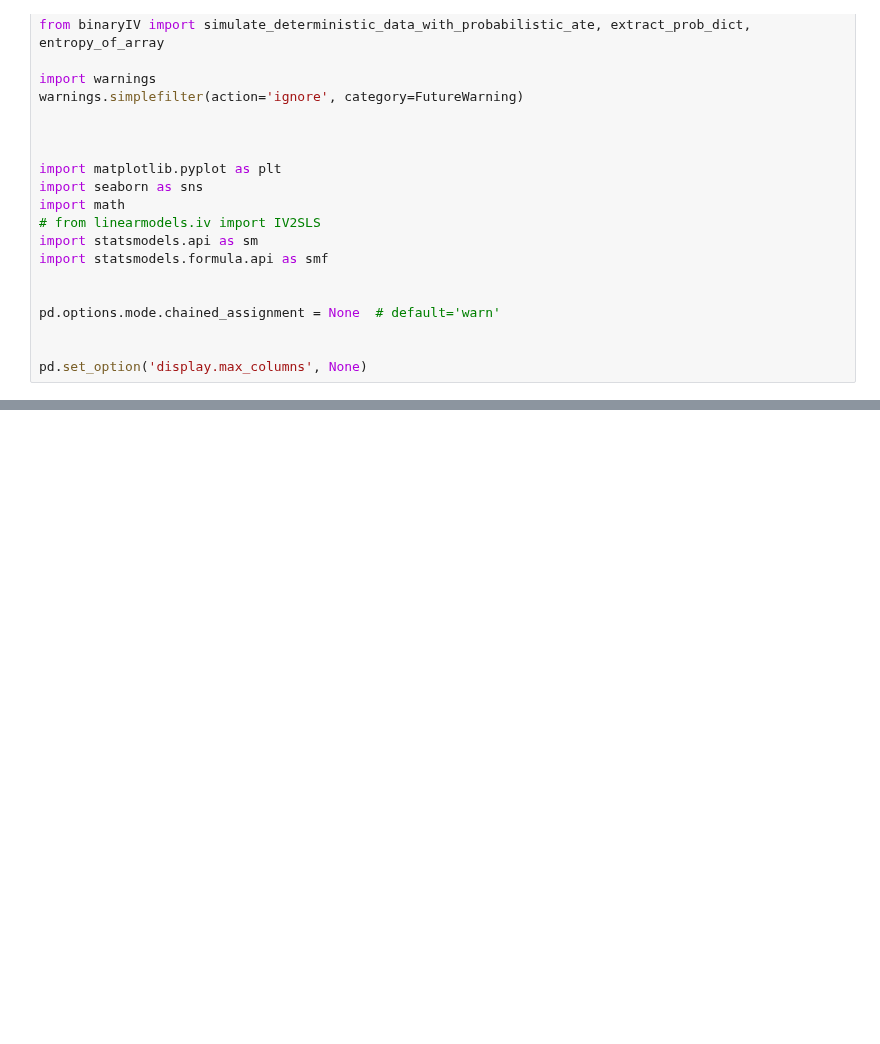
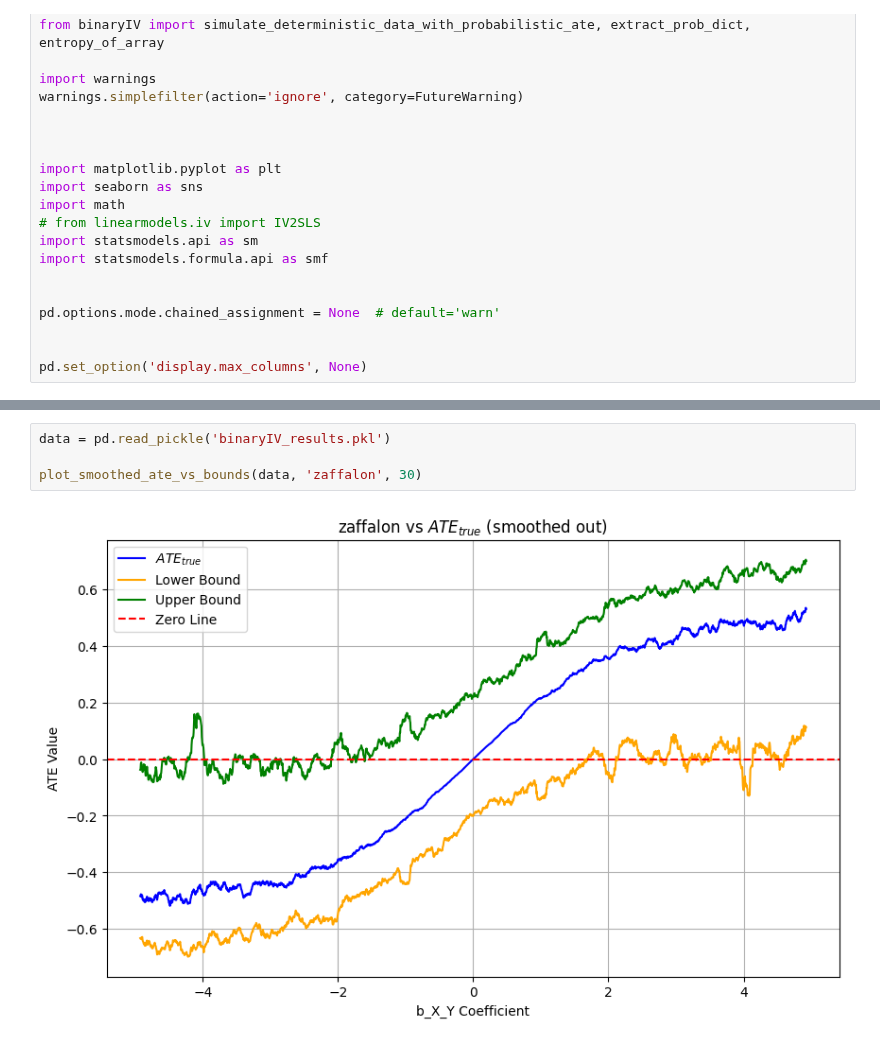
Before and after one commit to tmaringgele/causal-bounds, a Jupyter notebook: binaryIV/binaryIV_Zaffalon.ipynb, the cells around one changed output, grey strips where cells are left out. Saved outputs shown, nothing was run; the diff lists cells and outputs as text; blank space fills up the shorter version.

Commit message:
analyze zaffalon bounds

```diff
--- a/binaryIV/binaryIV_Zaffalon.ipynb
+++ b/binaryIV/binaryIV_Zaffalon.ipynb
@@ -82,0 +121,6 @@ zaffalon_results
+# %%
+data = pd.read_pickle('binaryIV_results.pkl')
+
+plot_smoothed_ate_vs_bounds(data, 'zaffalon', 30)
+# %% [output]
+[figure, added]
```
Also changed, not shown: parts of 3 cells of this notebook, 2 other files.
